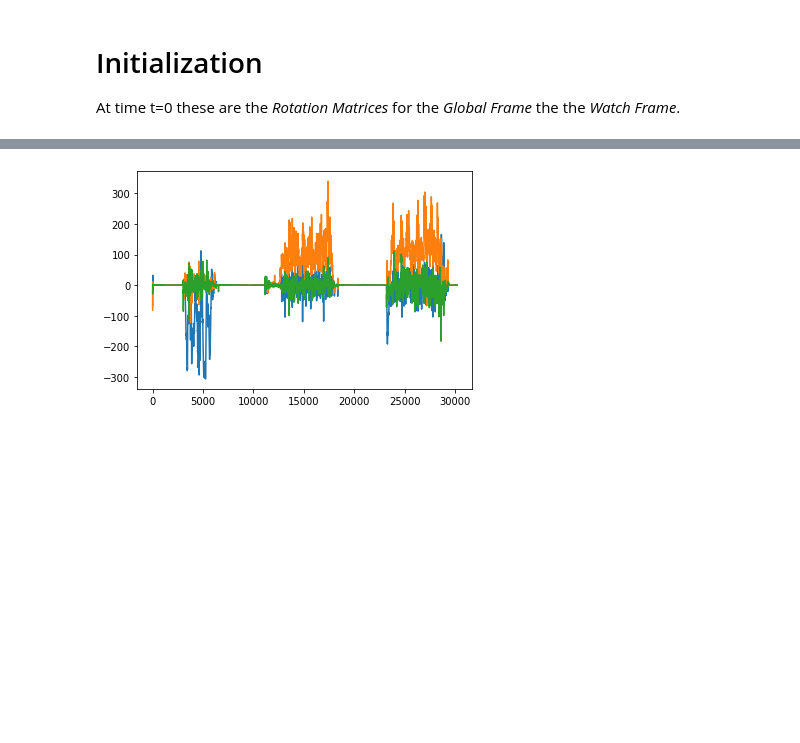
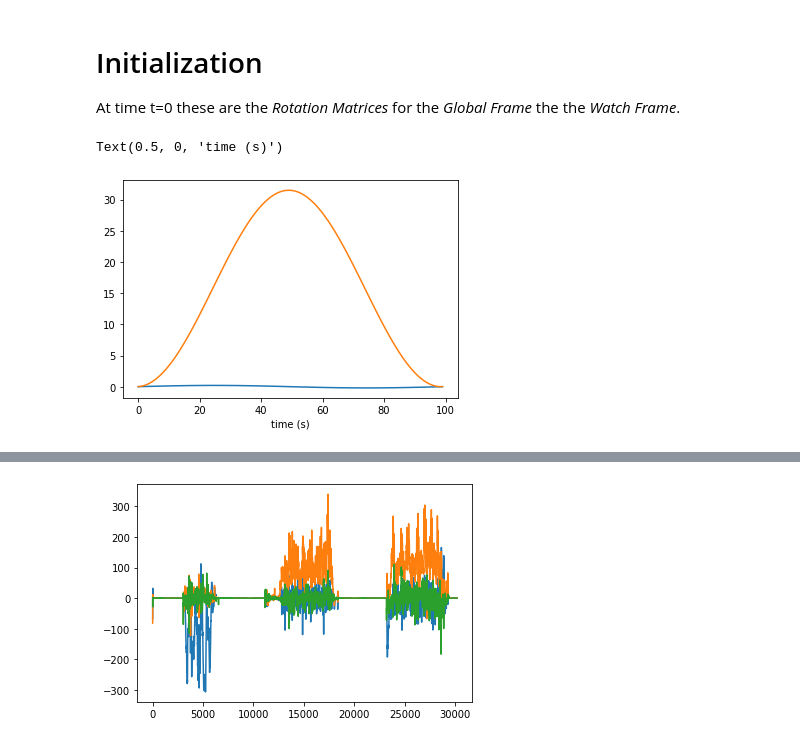
Before and after one commit to smithandrewk/trajectory, a Jupyter notebook: main.ipynb, the cells around one changed output, grey strips where cells are left out. Saved outputs shown, nothing was run; the diff lists cells and outputs as text; code cells hidden in the pictures; blank space fills up the shorter version.

```diff
--- a/main.ipynb
+++ b/main.ipynb
@@ -3,0 +8,22 @@ At time t=0 these are the _Rotation Matrices_ for the _Global Frame_ the the _Wa
+# %%
+## 2D
+angular_velocity = []
+x = np.linspace(0,2*pi,100)
+for i in x:
+    angular_velocity.append(sin(i)/5)
+time = np.linspace(0,99,100)
+
+plt.plot(time,angular_velocity)
+
+def theta(t):
+    if(t==0):
+        return 0
+    return theta(t-1)+omega[t]*(time[t]-time[t-1])
+theters = []
+for i in time:
+    theters.append(theta(int(i)))
+plt.plot(time,theters)
+plt.xlabel("time (s)")
+# %% [output]
+Text(0.5, 0, 'time (s)')
+[figure, added]
```
Also changed, not shown: parts of 5 cells of this notebook, 11 other files.
